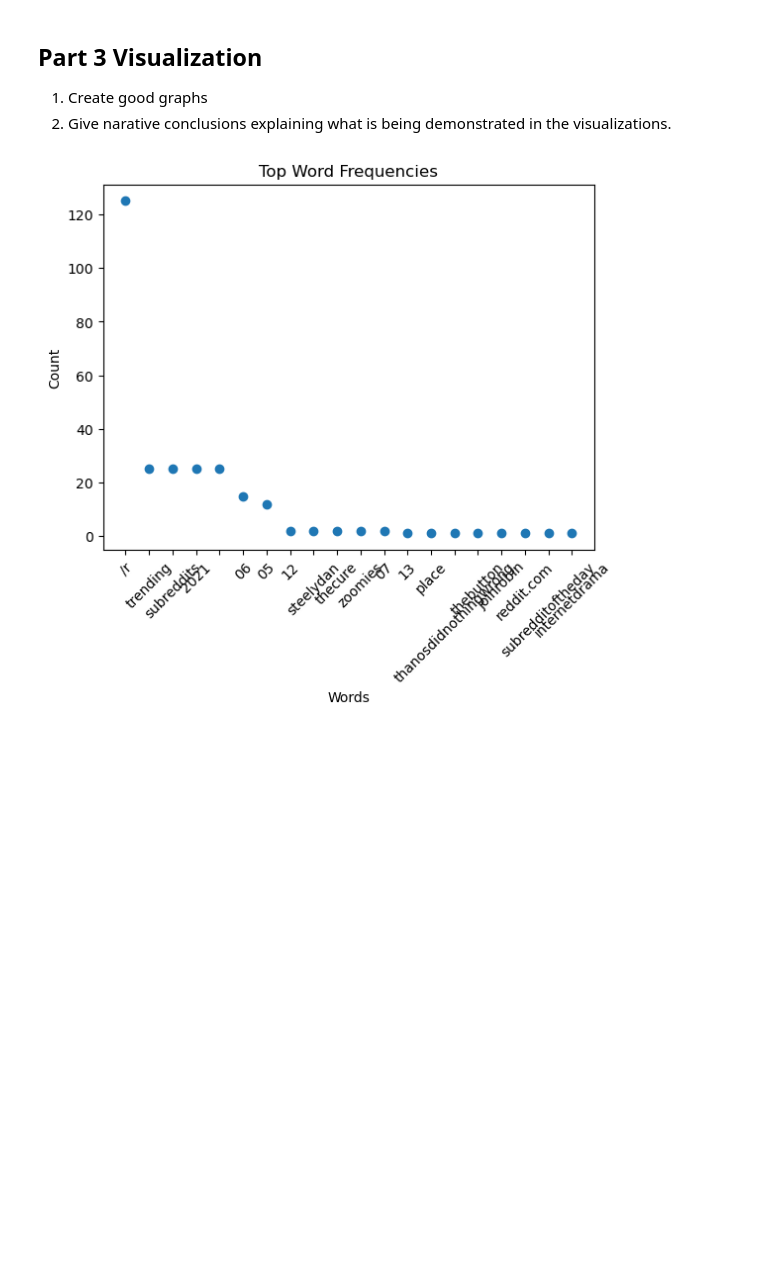
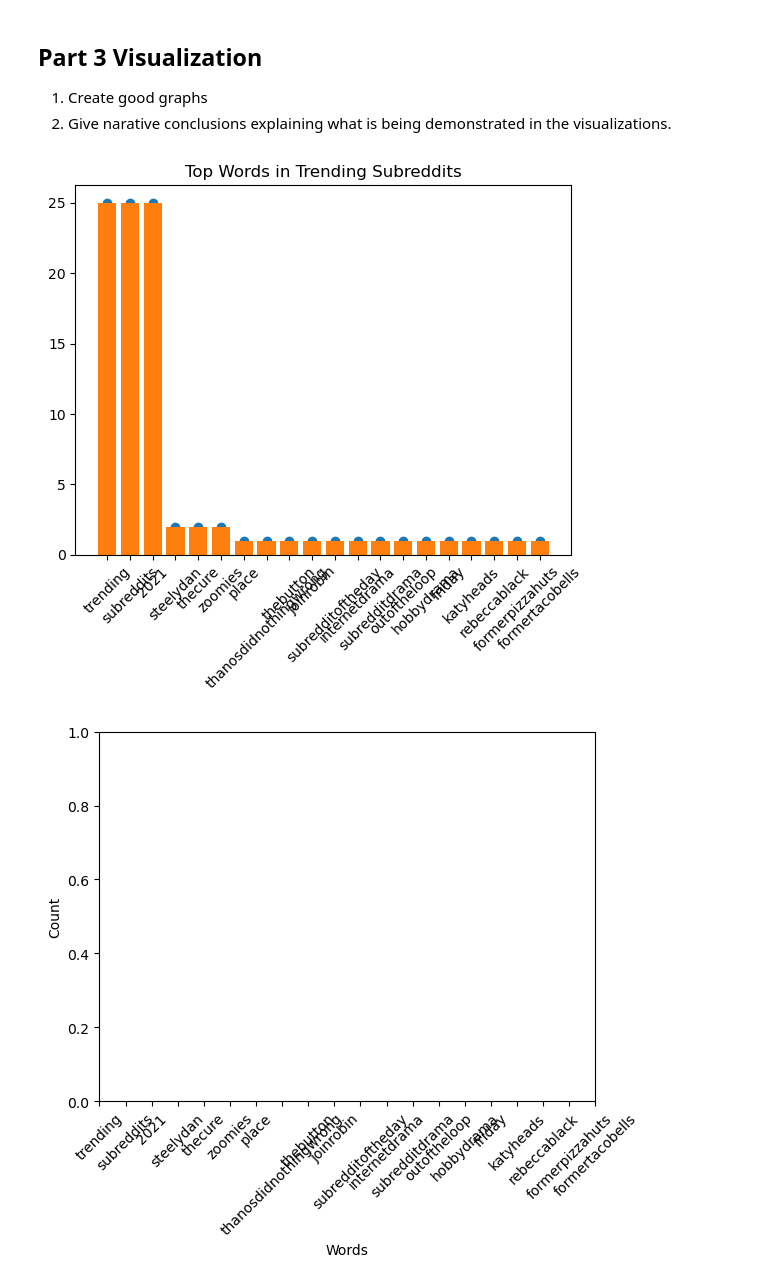
Before and after one commit to noshitha06/Final_project, a Jupyter notebook: 002project-final.ipynb, the cells around one changed output. Saved outputs shown, nothing was run; the diff lists cells and outputs as text; code cells hidden in the pictures; blank space fills up the shorter version.

```diff
--- a/002project-final.ipynb
+++ b/002project-final.ipynb
@@ -76,11 +76,12 @@ with open("titles.txt", "r", encoding="utf-8") as file:
 # process text
 doc = nlp(text)
 
-# remove stopwords and punctuation
+# clean words (simple rules only)
 clean_words = []
 for token in doc:
-    if not token.is_stop and not token.is_punct:
-        clean_words.append(token.text)
+    word = token.text
+    if not token.is_stop and len(word) > 2 and word.isalnum():
+        clean_words.append(word)
 
 # count words
 word_count = Counter(clean_words)
@@ -97,26 +98,29 @@ print(word_count.most_common(10))
 # %%
 import matplotlib.pyplot as plt
 
 # get top 20 words
 top_words = word_count.most_common(20)
 
 words = [item[0] for item in top_words]
 counts = [item[1] for item in top_words]
 
 # scatter plot
 plt.scatter(range(len(words)), counts)
-
+plt.bar(words, counts)
+plt.xticks(rotation=45)
+plt.title("Top Words in Trending Subreddits")
+plt.show()
 # labels
 plt.xlabel("Words")
 plt.ylabel("Count")
-plt.title("Top Word Frequencies")
 
 # show word labels on x-axis
 plt.xticks(range(len(words)), words, rotation=45)
 
 plt.show()
 # %% [output]
-[figure, old version]
+[figure, new version]
+[figure, added]
 # %%
 # Data Manipulation
 
```
Also changed, not shown: parts of 1 cell of this notebook.
